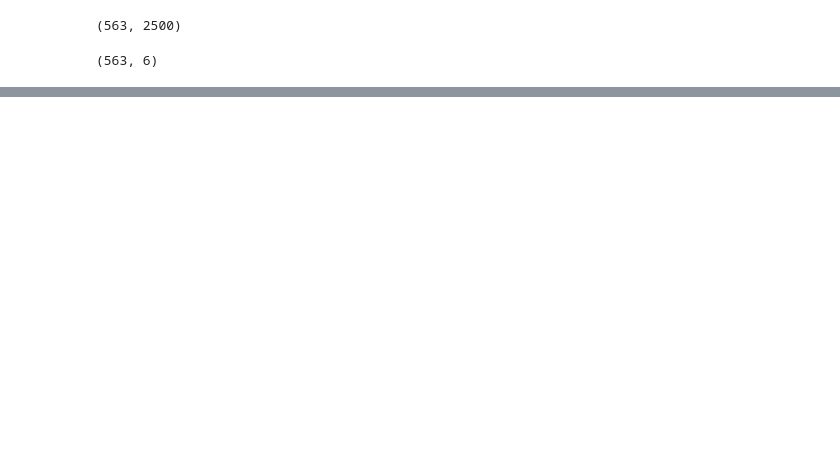
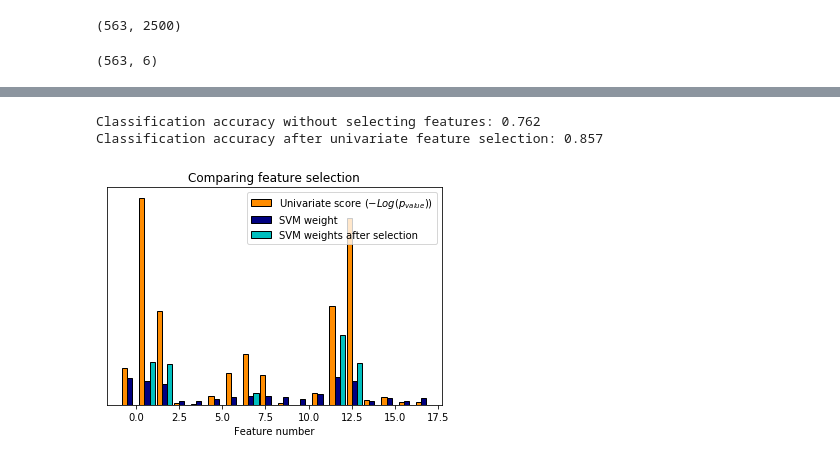
Before and after one commit to emanuelevivoli/2019-Machine-Learning-FCT, a Jupyter notebook: Second/Tp2_notebook.ipynb, the cells around one changed output, grey strips where cells are left out. Drawn from its saved outputs; the diff is of its cells as text; code cells hidden in the pictures; blank space fills up the shorter version.

```diff
--- a/Second/Tp2_notebook.ipynb
+++ b/Second/Tp2_notebook.ipynb
@@ -138,3 +146,78 @@ print(prob)
+# %%
+# #############################################################################
+# Univariate feature selection with F-test for feature scoring
+# We use the default selection function to select the four
+# most significant features
+from sklearn.feature_selection import SelectKBest
+from sklearn.pipeline import make_pipeline
+from sklearn.preprocessing import MinMaxScaler
+from sklearn.svm import LinearSVC
+from sklearn.model_selection import train_test_split
+
+feat = features_std[labels!=0]
+lbs = labels[labels!=0]
+
+k_selection = 5
+
+# Some noisy data not correlated
+#E = np.random.RandomState(42).uniform(0, 0.1, size=(feat.shape[0], 20))
+
+# Add the noisy data to the informative features
+#feat = np.hstack((feat, E))
+
+# Split dataset to select feature and evaluate the classifier
+X_train, X_test, y_train, y_test = train_test_split(
+        feat, lbs, stratify=lbs, random_state=0
+)
+
+selector = SelectKBest(f_classif, k=k_selection)
+selector.fit(X_train, y_train)
+scores = -np.log10(selector.pvalues_)
+scores /= scores.max()
+X_indices = np.arange(feat.shape[-1])
+plt.bar(X_indices - .65, scores, width=.3,
+        label=r'Univariate score ($-Log(p_{value})$)', color='darkorange',
+        edgecolor='black')
+
+# #############################################################################
+# Compare to the weights of an SVM
+clf = make_pipeline(MinMaxScaler(), LinearSVC())
+clf.fit(X_train, y_train)
+print('Classification accuracy without selecting features: {:.3f}'
+      .format(clf.score(X_test, y_test)))
+
+svm_weights = np.abs(clf[-1].coef_).sum(axis=0)
+svm_weights /= svm_weights.sum()
+
+plt.bar(X_indices - .35, svm_weights, width=.3, label='SVM weight',
+        color='navy', edgecolor='black')
+
+clf_selected = make_pipeline(
+        SelectKBest(f_classif, k=k_selection), MinMaxScaler(), LinearSVC()
+)
+clf_selected.fit(X_train, y_train)
+print('Classification accuracy after univariate feature selection: {:.3f}'
+      .format(clf_selected.score(X_test, y_test)))
+
+svm_weights_selected = np.abs(clf_selected[-1].coef_).sum(axis=0)
+svm_weights_selected /= svm_weights_selected.sum()
+
+plt.bar(X_indices[selector.get_support()] - .05, svm_weights_selected,
+        width=.3, label='SVM weights after selection', color='c',
+        edgecolor='black')
+
+plt.title("Comparing feature selection")
+plt.xlabel('Feature number')
+plt.yticks(())
+plt.axis('tight')
+plt.legend(loc='upper right')
+
+
+plt.show()
+# %% [output]
+Classification accuracy without selecting features: 0.762
+Classification accuracy after univariate feature selection: 0.857
+[figure, added]
 # %%
 ##
 ##  CLUSTERING
```
Also changed, not shown: parts of 8 cells of this notebook, 2 other files.
